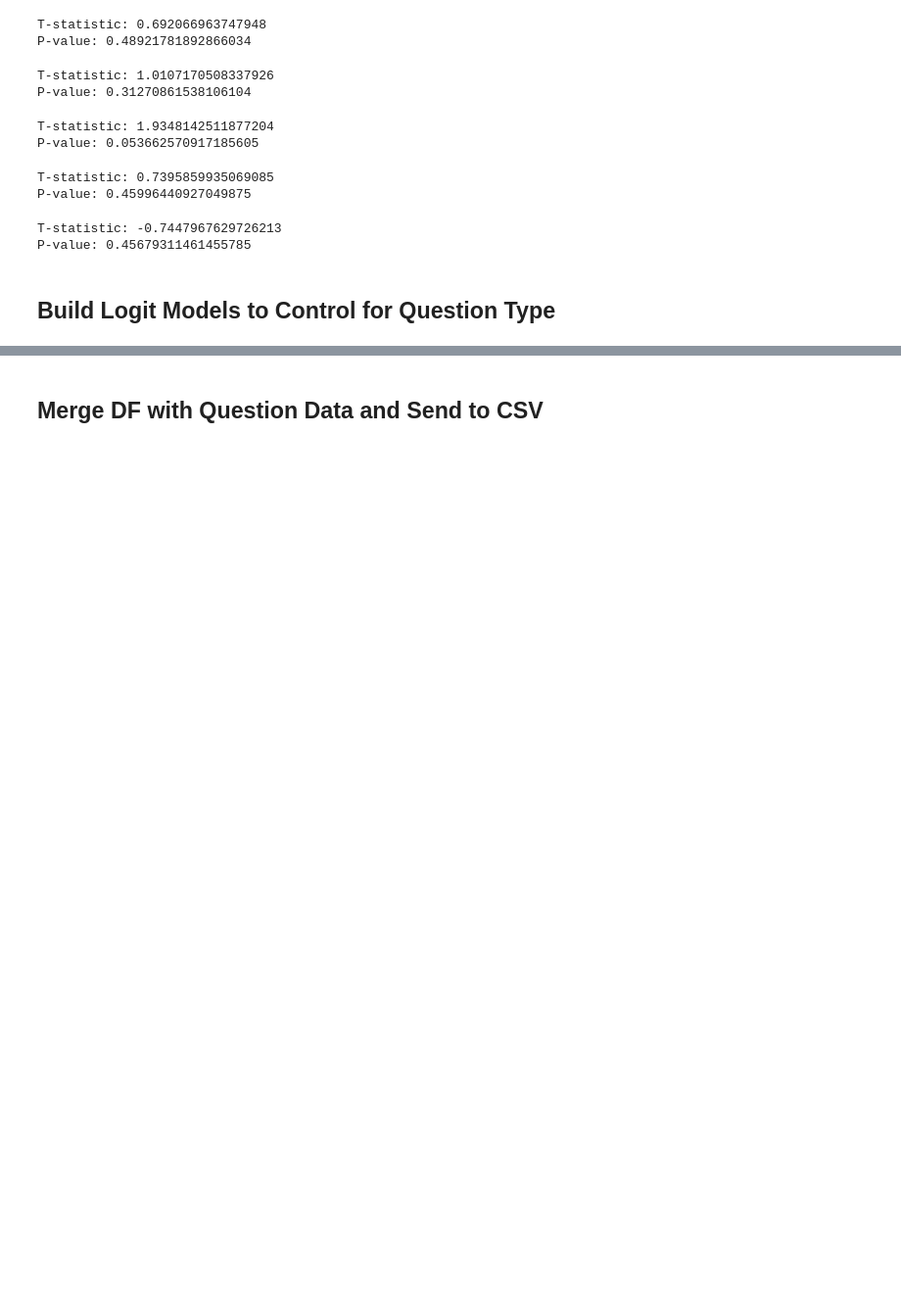
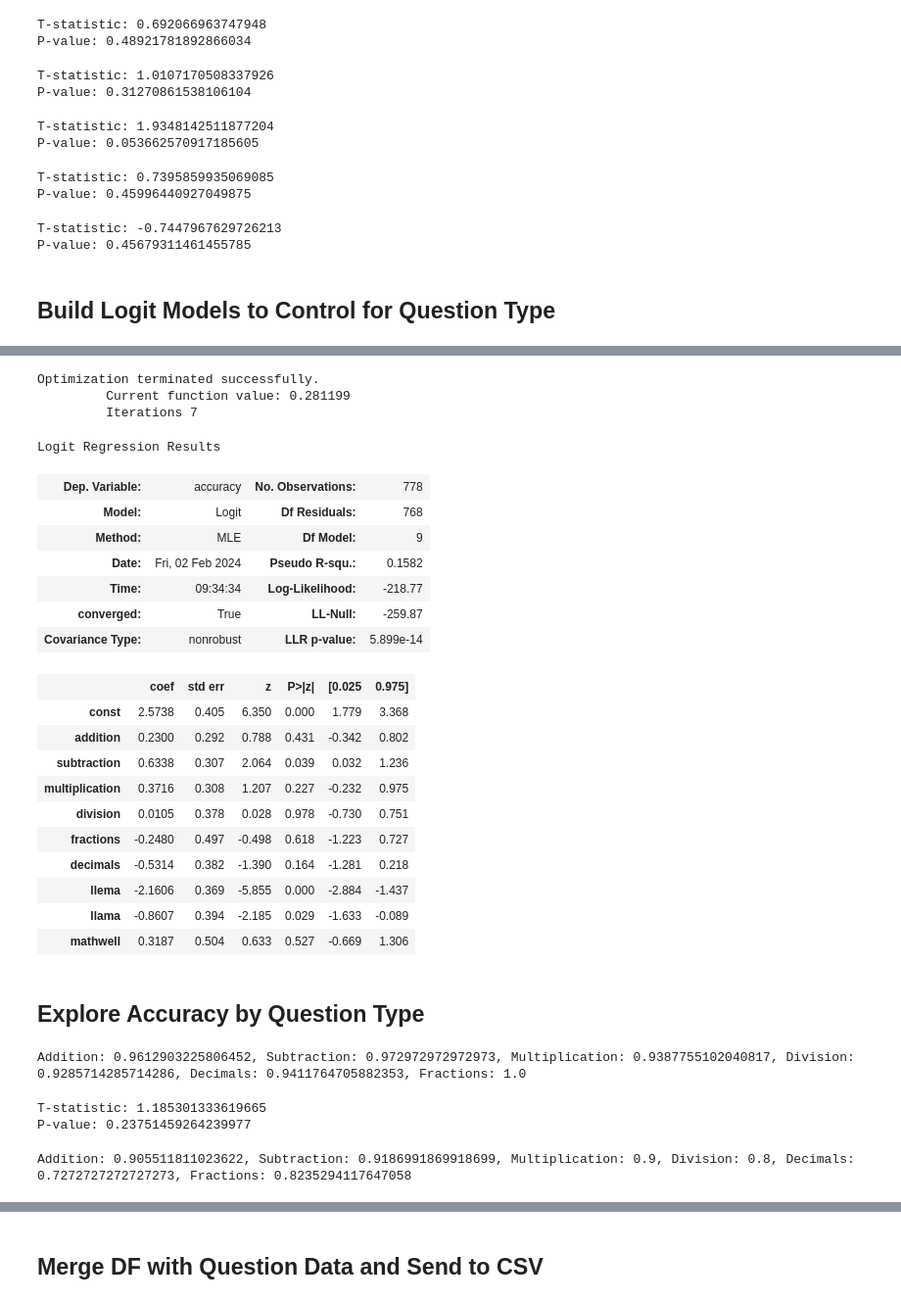
Before and after one commit to bryanchrist/llama2-70b, a Jupyter notebook: Compare_Models_Zooniverse.ipynb, the cells around one changed output, grey strips where cells are left out. Shown at 98% size. Saved outputs shown, nothing was run; the diff lists cells and outputs as text; code cells hidden in the pictures; blank space fills up the shorter version.

```diff
--- a/Compare_Models_Zooniverse.ipynb
+++ b/Compare_Models_Zooniverse.ipynb
@@ -930,0 +935,8 @@ Logit Regression Results
+# %%
+reg_df = pd.concat([df, pd.get_dummies(df['model'], dtype = int)], axis=1)
+reg_df = reg_df[reg_df['solvability']==1]
+x = reg_df[['llema', 'llama', 'mathwell']]
+x = sm.add_constant(x)
+y = reg_df['accuracy']
+log_reg = sm.Logit(y, x).fit()
+log_reg.summary()
@@ -930,0 +960,65 @@ Logit Regression Results
+# %%
+x = reg_df[['addition', 'subtraction',
+       'multiplication', 'division', 'fractions', 'decimals',
+       'llema', 'llama', 'mathwell']]
+y = reg_df['accuracy']
+x = sm.add_constant(x)
+log_reg = sm.Logit(y, x).fit()
+log_reg.summary()
+# %% [output]
+Optimization terminated successfully.
+         Current function value: 0.281199
+         Iterations 7
+Logit Regression Results
+| Dep. Variable: | accuracy | No. Observations: | 778 |
+| Model: | Logit | Df Residuals: | 768 |
+| Method: | MLE | Df Model: | 9 |
+| Date: | Fri, 02 Feb 2024 | Pseudo R-squ.: | 0.1582 |
+| Time: | 09:34:34 | Log-Likelihood: | -218.77 |
+| converged: | True | LL-Null: | -259.87 |
+| Covariance Type: | nonrobust | LLR p-value: | 5.899e-14 |
+|  | coef | std err | z | P>|z| | [0.025 | 0.975] |
+| const | 2.5738 | 0.405 | 6.350 | 0.000 | 1.779 | 3.368 |
+| addition | 0.2300 | 0.292 | 0.788 | 0.431 | -0.342 | 0.802 |
+| subtraction | 0.6338 | 0.307 | 2.064 | 0.039 | 0.032 | 1.236 |
+| multiplication | 0.3716 | 0.308 | 1.207 | 0.227 | -0.232 | 0.975 |
+| division | 0.0105 | 0.378 | 0.028 | 0.978 | -0.730 | 0.751 |
+| fractions | -0.2480 | 0.497 | -0.498 | 0.618 | -1.223 | 0.727 |
+| decimals | -0.5314 | 0.382 | -1.390 | 0.164 | -1.281 | 0.218 |
+| llema | -2.1606 | 0.369 | -5.855 | 0.000 | -2.884 | -1.437 |
+| llama | -0.8607 | 0.394 | -2.185 | 0.029 | -1.633 | -0.089 |
+| mathwell | 0.3187 | 0.504 | 0.633 | 0.527 | -0.669 | 1.306 |
+# %% [markdown]
+## Explore Accuracy by Question Type
+# %%
+addition_acc = mathwell[mathwell['addition']==1]['accuracy'].mean()
+subtraction_acc = mathwell[mathwell['subtraction']==1]['accuracy'].mean()
+multiplication_acc = mathwell[mathwell['multiplication']==1]['accuracy'].mean()
+division_acc = mathwell[mathwell['division']==1]['accuracy'].mean()
+decimals_acc = mathwell[mathwell['decimals']==1]['accuracy'].mean()
+fractions_acc = mathwell[mathwell['fractions']==1]['accuracy'].mean()
+print(f"Addition: {addition_acc}, Subtraction: {subtraction_acc}, Multiplication: {multiplication_acc}, Division: {division_acc}, Decimals: {decimals_acc}, Fractions: {fractions_acc}")
+# %% [output]
+Addition: 0.9612903225806452, Subtraction: 0.972972972972973, Multiplication: 0.9387755102040817, Division: 0.9285714285714286, Decimals: 0.9411764705882353, Fractions: 1.0
+# %%
+# Perform an independent two-sample t-test on highest versus lowest accuracy operation
+high = mathwell[mathwell['subtraction']==1]['accuracy'].dropna()
+low = mathwell[mathwell['division']==1]['accuracy'].dropna()
+t_statistic, p_value = stats.ttest_ind(high, low)
+
+# Print the results
+print("T-statistic:", t_statistic)
+print("P-value:", p_value)
+# %% [output]
+T-statistic: 1.185301333619665
+P-value: 0.23751459264239977
+# %%
+addition_acc = llama[llama['addition']==1]['accuracy'].mean()
+subtraction_acc = llama[llama['subtraction']==1]['accuracy'].mean()
+multiplication_acc = llama[llama['multiplication']==1]['accuracy'].mean()
+division_acc = llama[llama['division']==1]['accuracy'].mean()
+decimals_acc = llama[llama['decimals']==1]['accuracy'].mean()
+fractions_acc = llama[llama['fractions']==1]['accuracy'].mean()
+print(f"Addition: {addition_acc}, Subtraction: {subtraction_acc}, Multiplication: {multiplication_acc}, Division: {division_acc}, Decimals: {decimals_acc}, Fractions: {fractions_acc}")
+# %% [output]
+Addition: 0.905511811023622, Subtraction: 0.9186991869918699, Multiplication: 0.9, Division: 0.8, Decimals: 0.7272727272727273, Fractions: 0.8235294117647058
```
Also changed, not shown: parts of 14 cells of this notebook, 3 other files.
